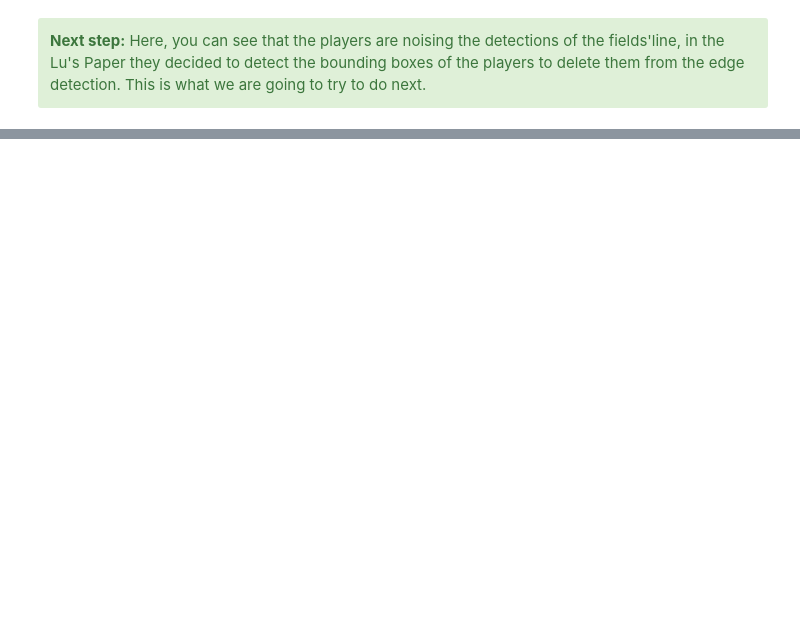
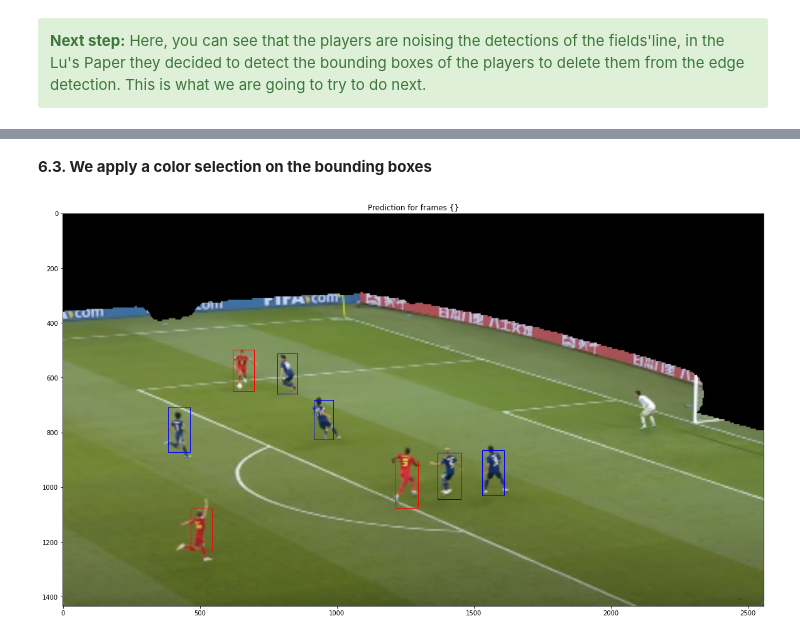
Before and after one commit to chloedia/VIC_PROJECT, a Jupyter notebook: Field_detector.ipynb, the cells around one changed output, grey strips where cells are left out. Drawn from its saved outputs; the diff is of its cells as text; code cells hidden in the pictures; blank space fills up the shorter version.

```diff
--- a/Field_detector.ipynb
+++ b/Field_detector.ipynb
@@ -22,8 +24,8 @@ ModuleNotFoundError: No module named 'cv2'
 **Import the image**
 # %%
 from skimage.transform import resize
-img = cv2.imread("input_img1.png",cv2.IMREAD_GRAYSCALE)
-img = resize(img, output_shape=(350, 625))
+img_input = cv2.imread("input_img1.png",cv2.IMREAD_GRAYSCALE)
+img = resize(img_input, output_shape=(350, 625))
 print(img.shape)
 plt.imshow(img)
 # %% [output]
@@ -305,0 +266,12 @@ NameError: name 'cv2' is not defined
+# %%
+def create_bbox(rects,scores):#we create the bounding box
+    bbox = []
+    for i in range(len(scores)):
+        if (scores[i] > 0.3):
+            bbox.append(rects[i])
+    bbox = np.array(bbox)
+    return bbox
+# %%
+bbox=create_bbox(rects,scores)
+# %% [markdown]
+**6.3. We apply a color selection on the bounding boxes**
@@ -305,0 +352,26 @@ NameError: name 'cv2' is not defined
+# %%
+def process_image(image):
+    image_resize=cv2.resize(image,(512,256))
+    # Converting the image to hsv
+    hsv = cv2.cvtColor(image_resize, cv2.COLOR_BGR2HSV)
+
+    # define range of red color in HSV
+    lower_green , upper_green = np.array([25, 52, 72]), np.array([50, 255, 255])
+
+    # Threshold the HSV image using inRange function to get only red colors
+    mask = cv2.inRange(hsv, lower_green, upper_green)
+    #using dilation gives more importance to the bright pixels (Dilation enlarges bright regions and shrinks dark regions)
+    img_bg = dilation(np.invert(mask), disk(6))
+    img_test = dilation(np.invert(img_bg), disk(13))
+    img_input=cv2.resize(image_resize,(image.shape[1],image.shape[0]))
+    res = cv2.bitwise_and(img_input,img_input, mask= cv2.resize(img_test,(image.shape[1],image.shape[0])))
+    cv2.imwrite('./input_img_processed.png',np.array(res[:,:,::-1]))
+    return img_test
+# %%
+image = cv2.imread("input_img1.png")
+colors_on_the_field=['Red', 'Blue',"Black"]
+mask=process_image(image)
+image = cv2.imread("./input_img_processed.png")
+new_bbox=plot_rectangle(bbox,image,colors_on_the_field)
+# %% [output]
+[figure, added]
```
Also changed, not shown: parts of 21 cells of this notebook, 1 other file.
